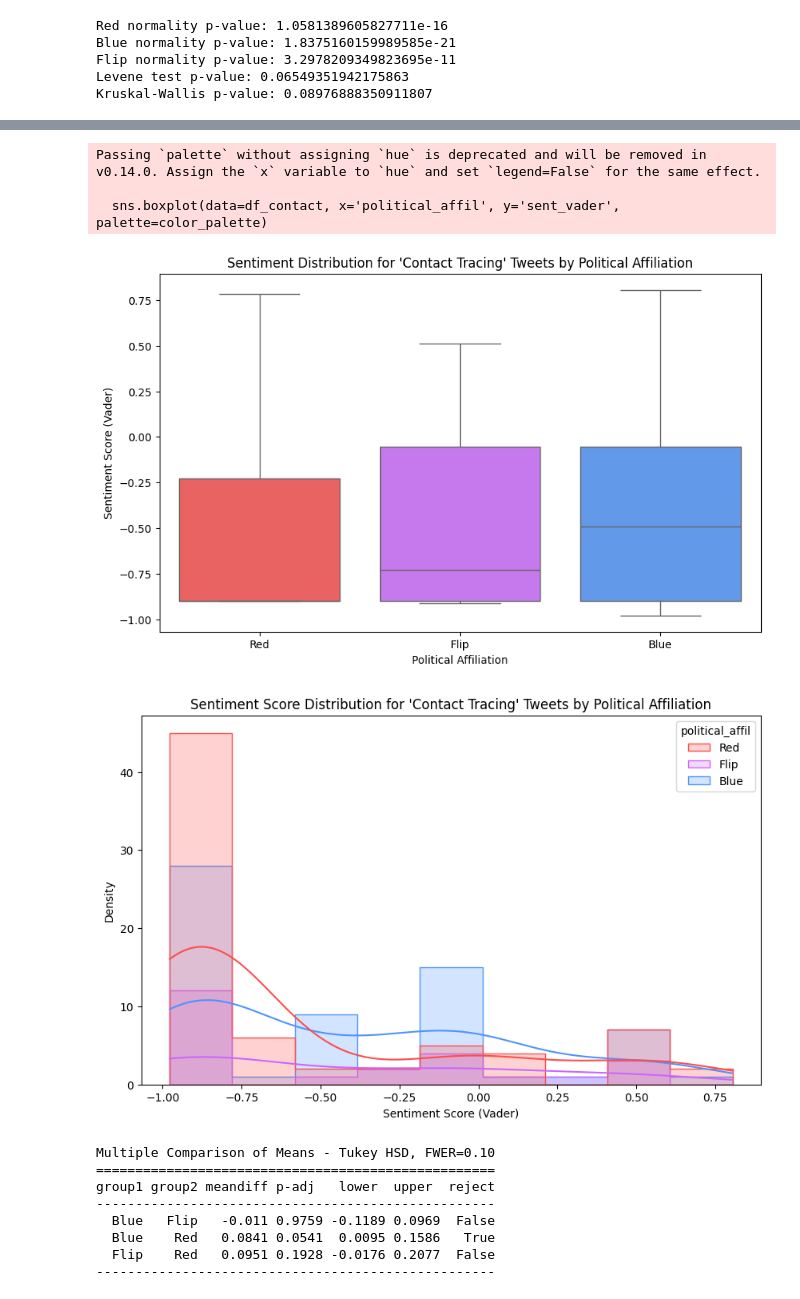
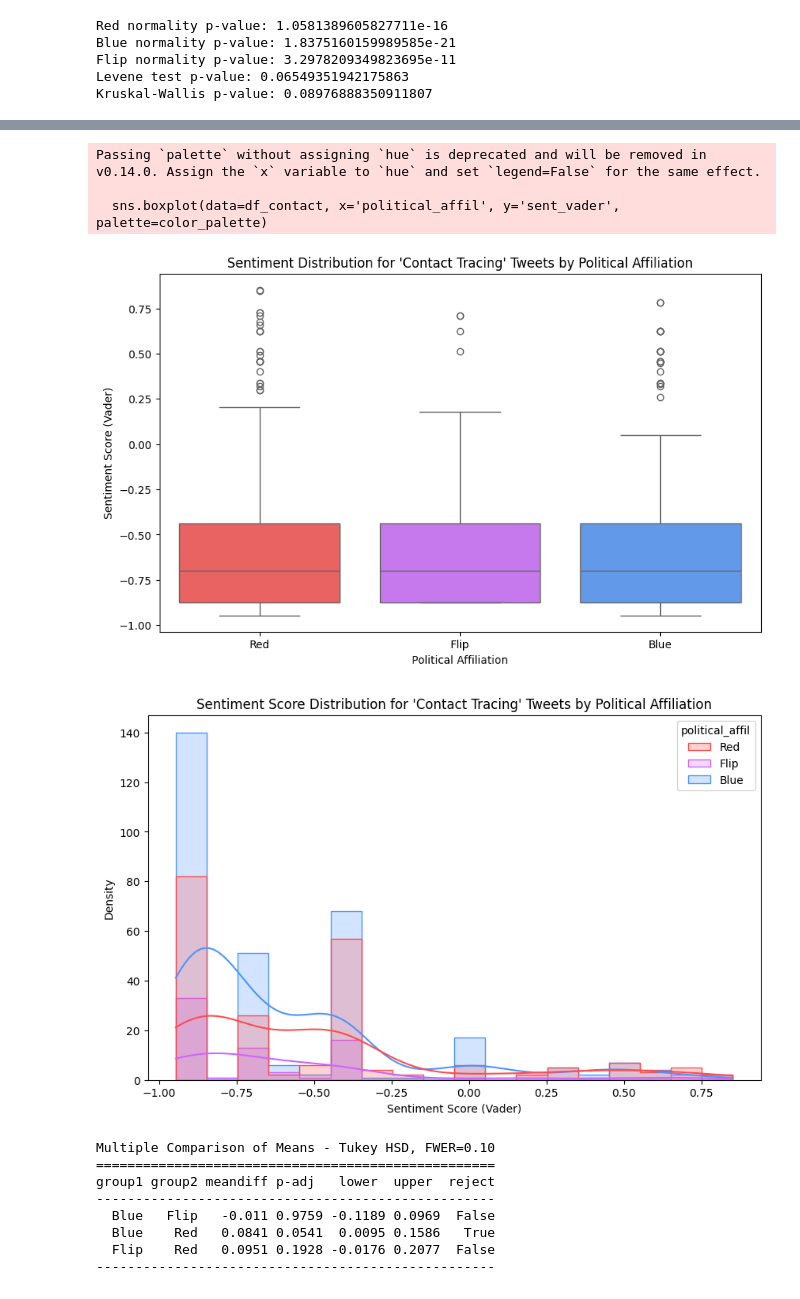
Before and after one commit to jovana-nikitovic/QSS20-Group-Project-COVID, a Jupyter notebook: code/00_mia.ipynb, the cells around one changed output, grey strips where cells are left out. Drawn from its saved outputs; the diff is of its cells as text; code cells hidden in the pictures.

Commit message:
adjustments to visuals

```diff
--- a/code/00_mia.ipynb
+++ b/code/00_mia.ipynb
@@ -732,38 +732,38 @@ plt.title('Average Sentiment Score for "Contact Tracing" Tweets by Political Aff
 #plt.savefig('08_tracing_avg.png')
 plt.show();
 
 
 
 # filtering
 df_contact = df[df['contact']]
-df_contact = df_cov[df_cov['political_affil'] != 'Unknown']
+df_contact = df_contact[df_contact['political_affil'] != 'Unknown']
 
 color_palette = {"Red": "#ff4d4d", "Blue": "#4d94ff", "Flip": "#cc66ff"}
 
 # box plot
 plt.figure(figsize=(10, 6))
 sns.boxplot(data=df_contact, x='political_affil', y='sent_vader', palette=color_palette)
 plt.title("Sentiment Distribution for 'Contact Tracing' Tweets by Political Affiliation")
 plt.xlabel("Political Affiliation")
 plt.ylabel("Sentiment Score (Vader)")
-#plt.savefig('09_tracing_distrib.png')
+plt.savefig('09_tracing_distrib.png')
 plt.show();
 
 # KDE plot
 plt.figure(figsize=(10, 6))
 sns.histplot(data=df_contact, x='sent_vader', hue='political_affil', kde=True, element="step", palette=color_palette)
 plt.title("Sentiment Score Distribution for 'Contact Tracing' Tweets by Political Affiliation")
 plt.xlabel("Sentiment Score (Vader)")
 plt.ylabel("Density")
-#plt.savefig('10_tracing_kde.png')
+plt.savefig('10_tracing_kde.png')
 plt.show();
 # %% [output]
 [figure]
 Passing `palette` without assigning `hue` is deprecated and will be removed in v0.14.0. Assign the `x` variable to `hue` and set `legend=False` for the same effect.
 
   sns.boxplot(data=df_contact, x='political_affil', y='sent_vader', palette=color_palette)
-[figure, old version]
+[figure, new version]
-[figure, old version]
+[figure, new version]
 # %%
 # Extract individual sentiment values
 red_sentiment_contact = df[df['contact'] & (df['political_affil'] == 'Red')]['sent_vader']
```
